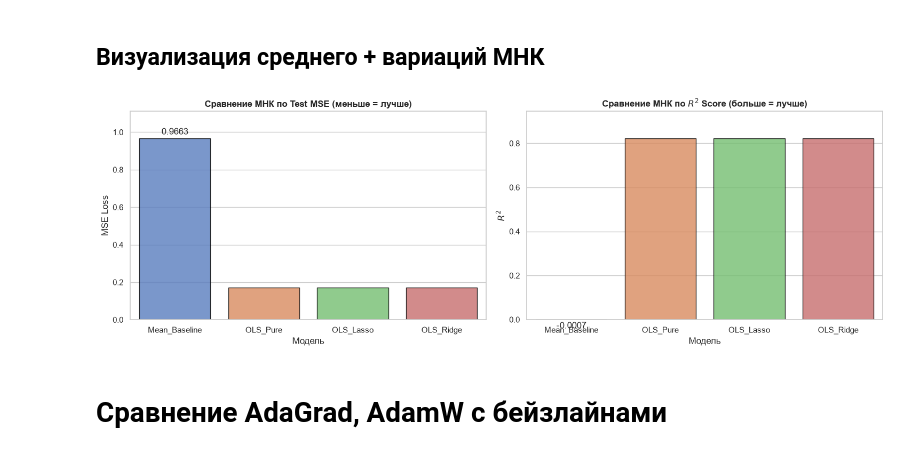
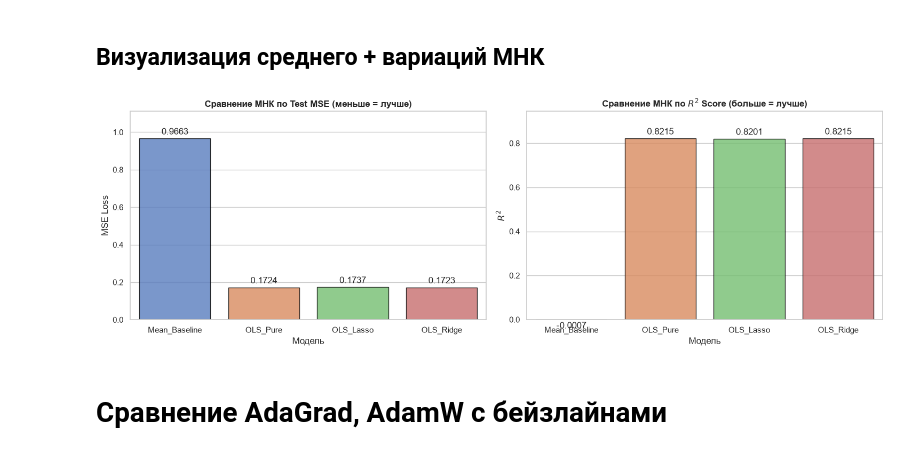
Before and after one commit to Roman1R/Various_Linear_Regression_Factors, a Jupyter notebook: Adagrad_AdamW_Optimizer/ResearchFinal01.ipynb, the cells around one changed output. Saved outputs shown, nothing was run; the diff lists cells and outputs as text; code cells hidden in the pictures.

```diff
--- a/Adagrad_AdamW_Optimizer/ResearchFinal01.ipynb
+++ b/Adagrad_AdamW_Optimizer/ResearchFinal01.ipynb
@@ -34,7 +33,7 @@ import seaborn as sns
 import matplotlib.pyplot as plt
 # %%
 CONFIG = {
-    "EPOCHS": 200,
+    "EPOCHS": 500,
     "BATCH_SIZE": 64,
     "LEARNING_RATES": [0.001, 0.01, 0.05, 0.1],
     "LAMBDAS": [], # Падает до 0, если reg == None
@@ -395,7 +414,8 @@ sns.barplot(
 ax1.set_title("Сравнение конфигураций по Test MSE (меньше = лучше)", fontweight="bold", fontsize=12, pad=10)
 ax1.set_ylabel("Test MSE Loss")
 ax1.set_xlabel("")
-ax1.bar_label(ax1.containers[0], padding=3, fmt='%.5f')
+for container in ax1.containers:
+    ax1.bar_label(container, padding=3, fmt='%.5f')
 ax1.grid(axis='y', linestyle=':', alpha=0.6)
 
 # ПРАВЫЙ ГРАФИК Сравнение по R^2
@@ -412,9 +432,9 @@ sns.barplot(
 ax2.set_title("Сравнение конфигураций по $R^2$ Score (больше = лучше)", fontweight="bold", fontsize=12, pad=10)
 ax2.set_ylabel("$R^2$ Score")
 ax2.set_xlabel("")
-ax2.bar_label(ax2.containers[0], padding=3, fmt='%.5f')
+for container in ax2.containers:
+    ax2.bar_label(container, padding=3, fmt='%.5f')
 ax2.grid(axis='y', linestyle=':', alpha=0.6)
-
 ax2.set_ylim(min(df_compare["R2"].min() * 1.15, -0.05), max(df_compare["R2"].max() * 1.15, 1.05))
 
 plt.suptitle("СРАВНЕНИЕ С БЕЙЗЛАЙНОМ ПО МЕТРИКАМ", fontsize=14, fontweight='bold', y=1.02)
@@ -556,29 +584,31 @@ print(f"{'~'*25}\nНаилучшая модель: {best_ols_model} с ошиб
 # %%
 df_ols = pd.DataFrame.from_dict(ols_metrics, orient='index').reset_index()
 df_ols = df_ols.rename(columns={'index': 'Model'})
 
 sns.set_theme(style="whitegrid")
 fig, (ax1, ax2) = plt.subplots(1, 2, figsize=(15, 5))
 
 sns.barplot(data=df_ols, x="Model", y="MSE", hue="Model", ax=ax1, palette="muted", edgecolor='black', alpha=0.8, legend=False)
 ax1.set_title("Сравнение МНК по Test MSE (меньше = лучше)", fontweight='bold', fontsize=12)
 ax1.set_ylabel("MSE Loss")
 ax1.set_xlabel("Модель")
-ax1.bar_label(ax1.containers[0], padding=3, fmt='%.4f')
+for container in ax1.containers:
+    ax1.bar_label(container, padding=3, fmt='%.4f')
 
 sns.barplot(data=df_ols, x="Model", y="R2", hue="Model", ax=ax2, palette="muted", edgecolor='black', alpha=0.8, legend=False)
 ax2.set_title("Сравнение МНК по $R^2$ Score (больше = лучше)", fontweight='bold', fontsize=12)
 ax2.set_ylabel("$R^2$")
 ax2.set_xlabel("Модель")
-ax2.bar_label(ax2.containers[0], padding=3, fmt='%.4f')
+for container in ax2.containers:
+    ax2.bar_label(container, padding=3, fmt='%.4f')
 
 ax1.set_ylim(0, df_ols["MSE"].max() * 1.15)
 ax2.set_ylim(min(df_ols["R2"].min() * 1.15, 0), df_ols["R2"].max() * 1.15)
 
 plt.tight_layout()
 plt.show()
 # %% [output]
-[figure, old version]
+[figure, new version]
 # %% [markdown]
 # Сравнение AdaGrad, AdamW с бейзлайнами
 # %%
```
Also changed, not shown: parts of 25 cells of this notebook, 2 other files.
